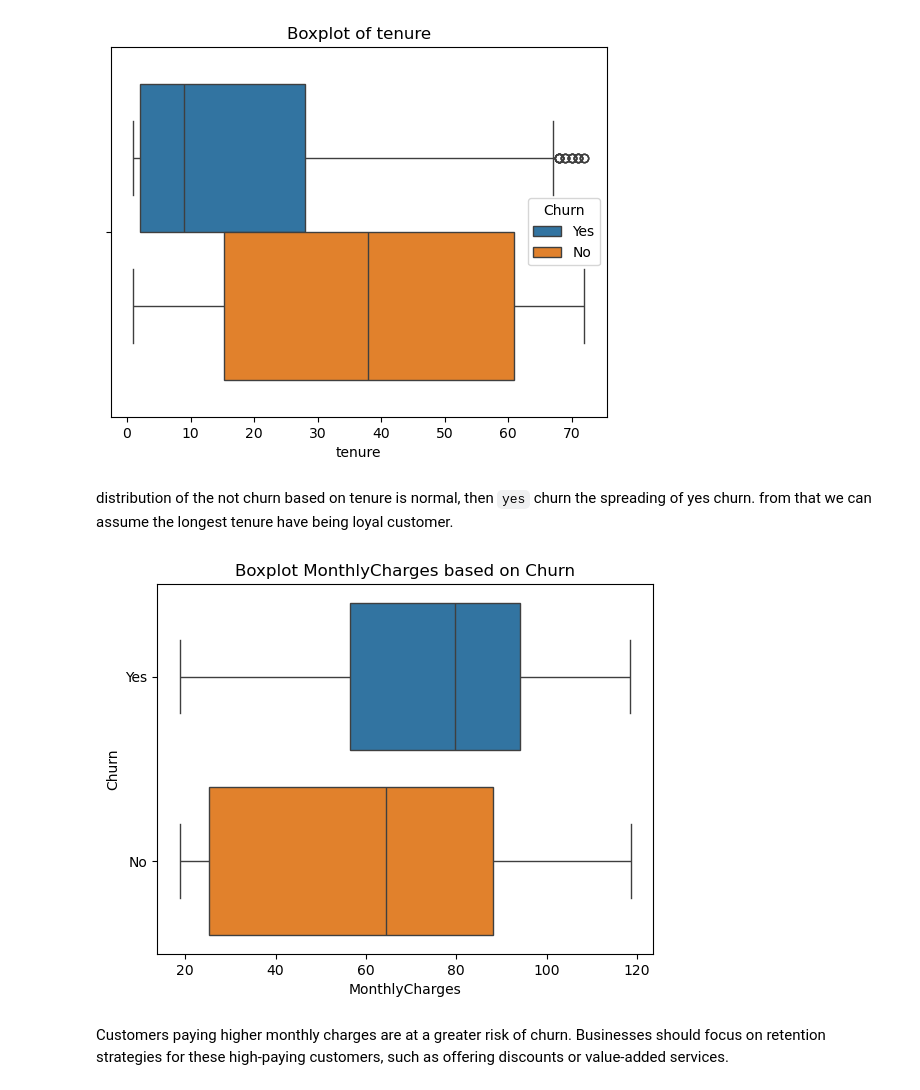
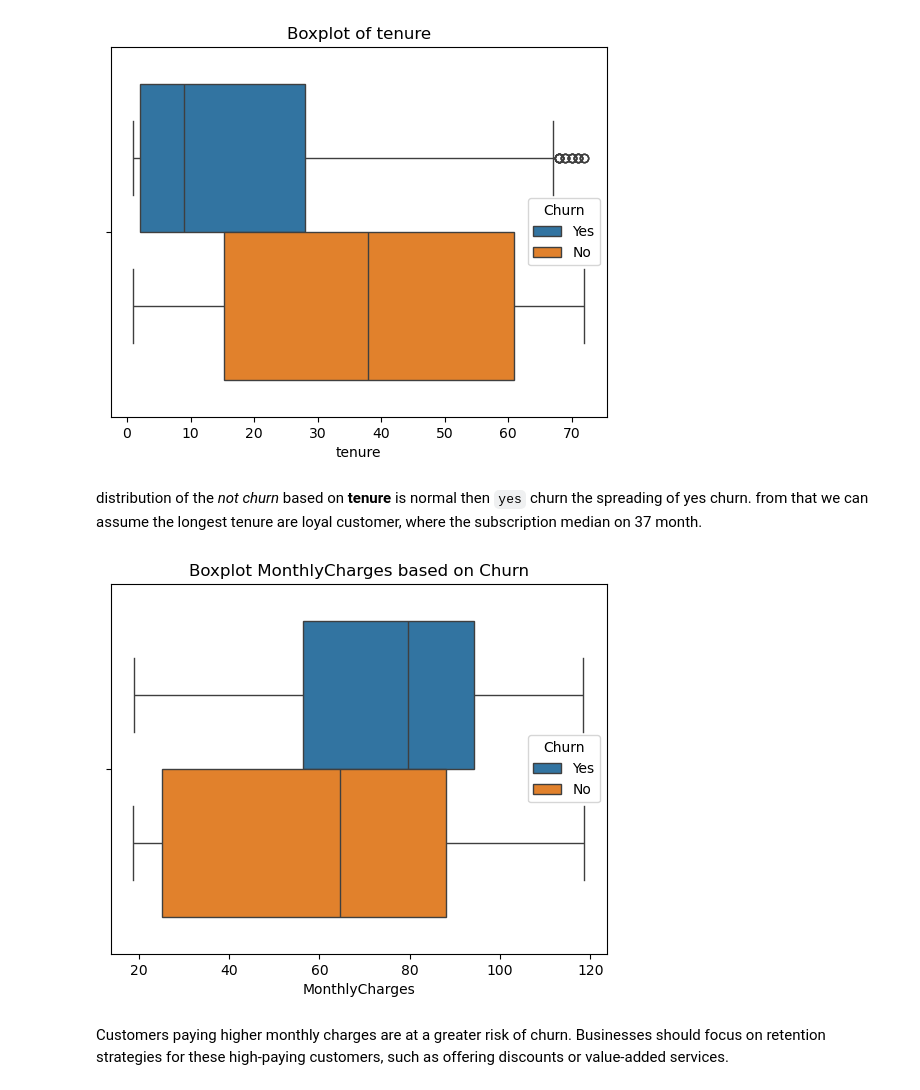
Before and after one commit to fahdmuchammad/Capstone-3-Purwadhika-Machine-learning, a Jupyter notebook: Capstone_3_Muchammad Fahd_Telco.ipynb, the cells around one changed output. Saved outputs shown, nothing was run; the diff lists cells and outputs as text; code cells hidden in the pictures.

```diff
--- a/Capstone_3_Muchammad Fahd_Telco.ipynb
+++ b/Capstone_3_Muchammad Fahd_Telco.ipynb
@@ -341,13 +346,13 @@ plt.show()
 # %% [output]
 [figure]
 # %% [markdown]
-distribution of the not churn based on tenure is normal, then `yes` churn the spreading of yes churn. from that we can assume the longest tenure have being loyal customer.
+distribution of the *not churn* based on **tenure** is normal then `yes` churn the spreading of yes churn. from that we can assume the longest tenure are loyal customer, where the subscription median on 37 month.
 # %%
-sns.boxplot(x='MonthlyCharges', y='Churn', data=df, palette='tab10')
+sns.boxplot(x='MonthlyCharges', hue='Churn', data=df, palette='tab10')
 plt.title('Boxplot MonthlyCharges based on Churn')
 plt.show()
 # %% [output]
-[figure, old version]
+[figure, new version]
 # %% [markdown]
 Customers paying higher monthly charges are at a greater risk of churn. Businesses should focus on retention strategies for these high-paying customers, such as offering discounts or value-added services.
 # %%
```
Also changed, not shown: parts of 49 cells of this notebook, 1 other file.
